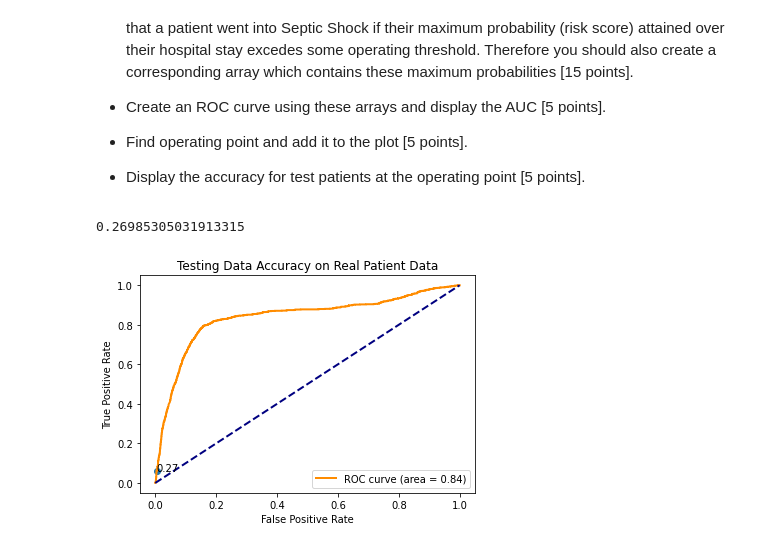
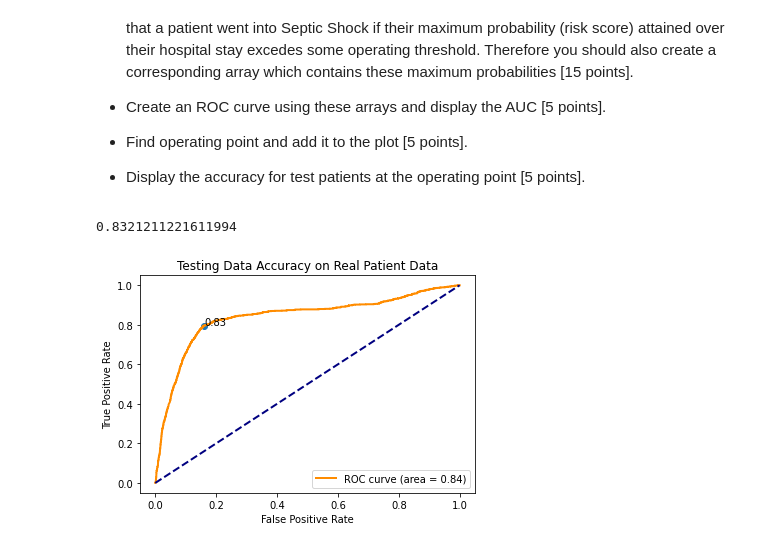
Before and after one commit to pdijour/Septic_Shock, a Jupyter notebook: lab3.ipynb, the cells around one changed output. Saved outputs shown, nothing was run; the diff lists cells and outputs as text; code cells hidden in the pictures.

```diff
--- a/lab3.ipynb
+++ b/lab3.ipynb
@@ -111,11 +97,11 @@ fpr, tpr, thresholds = roc_curve(ytrain, ypred[:,1])
 auc_score = auc(fpr, tpr)
 
 # Calculate Operating Point
-max_operating_pt = 0
+min_operating_pt = 100
 for i in range(len(fpr)):
-  proportion = tpr[i]/fpr[i]
-  if proportion > max_operating_pt:
-    max_operating_pt = proportion
+  num = (1 - tpr[i])**2 + (fpr[i])**2
+  if num < min_operating_pt:
+    min_operating_pt = num
     max_fpr = fpr[i]
     max_tpr = tpr[i]
 
@@ -206,16 +192,18 @@ fpr, tpr, thresholds = roc_curve(ytrain, ypred[:,1])
 auc_score = auc(fpr, tpr)
 
 # Calculate Operating Point
-max_operating_pt = 0
+min_operating_pt = 100
 for i in range(len(fpr)):
-  proportion = tpr[i]/fpr[i]
-  if proportion > max_operating_pt:
-    max_operating_pt = proportion
+  num = (1 - tpr[i])**2 + (fpr[i])**2
+  if num < min_operating_pt:
+    min_operating_pt = num
     max_fpr = fpr[i]
     max_tpr = tpr[i]
+    max_threshold = thresholds[i]
 
 # Calculate training data accuracy
-accuracy = np.mean(ytrain == ypred[:,1].round())
+# accuracy = np.mean(ytrain == ypred[:,1].round())
+accuracy = np.mean(ytrain == (ypred[:,1]>max_threshold))
 print(accuracy)
 
 # plot
@@ -304,37 +292,39 @@ for i in patients:
 # calculate ROC curve
 fpr, tpr, thresholds = roc_curve(ytest_pt, ypred_max)
 
 # Calculate AUC score
 auc_score = auc(fpr, tpr)
 
 # Calculate Operating Point
-max_operating_pt = 0
+min_operating_pt = 100
 for i in range(len(fpr)):
-  proportion = tpr[i]/fpr[i]
-  if proportion > max_operating_pt:
-    max_operating_pt = proportion
+  num = (1 - tpr[i])**2 + (fpr[i])**2
+  if num < min_operating_pt:
+    min_operating_pt = num
     max_fpr = fpr[i]
     max_tpr = tpr[i]
+    max_threshold = thresholds[i]
 
 # Calculate testing data accuracy
-accuracy_test = np.mean(ytest_pt == np.array(ypred_max).round())
+# accuracy_test = np.mean(ytest_pt == np.array(ypred_max).round())
+accuracy_test = np.mean(ytest_pt == (ypred_max>max_threshold))
 print(accuracy_test)
 
 # plot
 plt.figure()
 lw = 2
 plt.plot(fpr, tpr, color='darkorange',
          lw=lw, label='ROC curve (area = %0.2f)' % auc_score)
 plt.plot([0, 1], [0, 1], color='navy', lw=lw, linestyle='--')
 plt.scatter(max_fpr, max_tpr)
 plt.annotate('%0.2f'%accuracy_test, (max_fpr, max_tpr))
 plt.xlim([-0.05, 1.05])
 plt.ylim([-0.05, 1.05])
 plt.xlabel('False Positive Rate')
 plt.ylabel('True Positive Rate')
 plt.title('Testing Data Accuracy on Real Patient Data')
 plt.legend(loc="lower right")
 plt.show()
 # %% [output]
-0.26985305031913315
+0.8321211221611994
-[figure, old version]
+[figure, new version]
```
Also changed, not shown: parts of 3 cells of this notebook.
